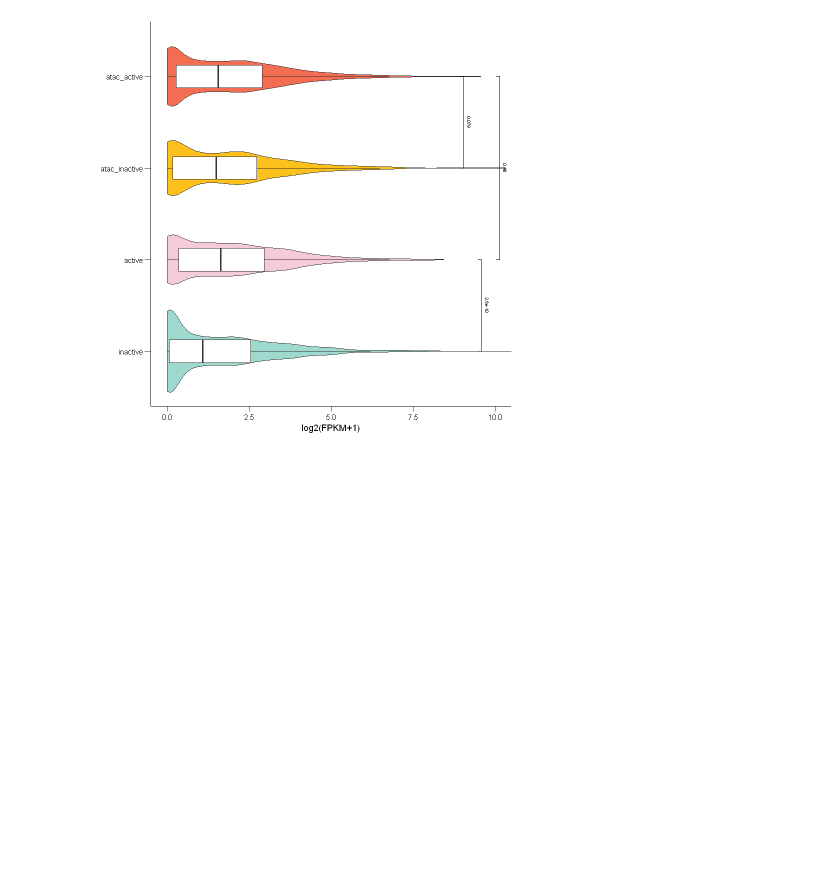
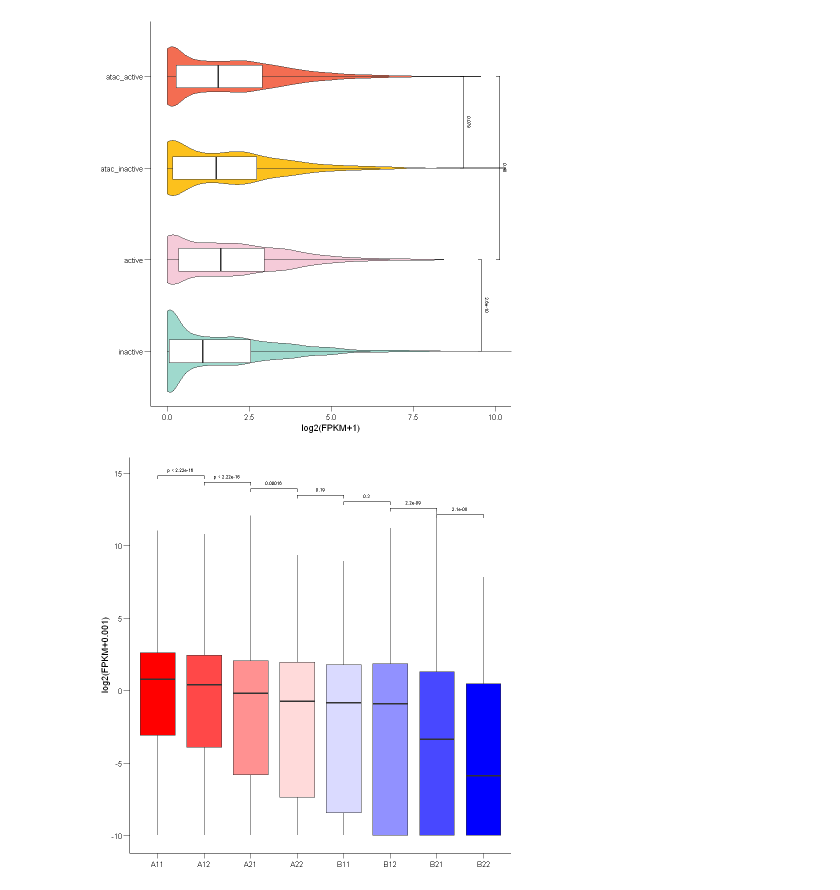
Before and after one commit to Nuturetree/VS_code_program, a Jupyter notebook: R/TM-1_leaf_3Dgenome/boxplot.ipynb, the cells around one changed output. Cells and saved outputs as stored; diff of their text form; code cells hidden in the pictures; blank space fills up the shorter version.

```diff
--- a/R/TM-1_leaf_3Dgenome/boxplot.ipynb
+++ b/R/TM-1_leaf_3Dgenome/boxplot.ipynb
@@ -63,3 +63,34 @@ ggsave(plot =fg, filename = 'gene_enhancer_regulation_promoter_2k.pdf', height =
 # %% [output]
 [1] "inactive"      "active"        "atac_inactive" "atac_active"
 [figure]
+# %%
+###分析subcompartment所包含基因的表达水平
+rm(list = ls())
+#setwd('F:/TM-1_leaf_3D-genome/HiC/cpt/CALDER/40K')
+setwd('F:/TM-1_leaf_3D-genome/HiC/cpt/CALDER/20K')
+library(ggplot2)
+library(ggpubr)
+compaired <- list( c('B21', 'B22'),  c('B12', 'B21'), c('B11', 'B12'), c('A22', 'B11'), c('A21', 'A22'), c('A12','A21'), c('A11','A12'))
+#df <- read.csv('TM1_40K_gene_scpt.txt', sep = '\t', header = T)
+df <- read.csv('TM1_20K_gene_scpt.txt', sep = '\t', header = T)
+df_need <- df[df$tags!='no_tags', ]
+fg <- ggplot(df_need, aes(x=tags, y=log2(level+0.001), fill=tags))+
+#geom_violin()+
+geom_boxplot(outlier.colour = NA, notch=FALSE)+
+labs(x=NULL, y='log2(FPKM+0.001)')+
+#facet_grid(Bias~.)+
+#coord_cartesian(ylim = c(-11, 13)) +
+theme(panel.background = element_blank(),
+     panel.grid = element_blank(),
+     axis.line=element_line(linetype=1,color="black"),
+     legend.position='none',
+     axis.ticks.length = unit(0.25, 'cm'),
+     axis.text = element_text(color='black')
+     #axis.text.x = element_text(angle = 315, hjust = 0),
+     )+
+geom_signif(comparisons = compaired, step_increase = 0.02,test =wilcox.test, tip_length=0.01,  y_position=c(11), textsize = 2)+
+scale_fill_manual(values=c("#FF0000","#FF4848","#FF9191","#FFDADA","#DADAFF","#9191FF","#4848FF","#0000FF", "#FF0007"))
+fg
+ggsave(plot =fg, filename = 'TM1_40K_gene_scpt.pdf', height =3, width = 3)
+# %% [output]
+[figure, added]
```
Also changed, not shown: parts of 3 cells of this notebook, 19 other files.
